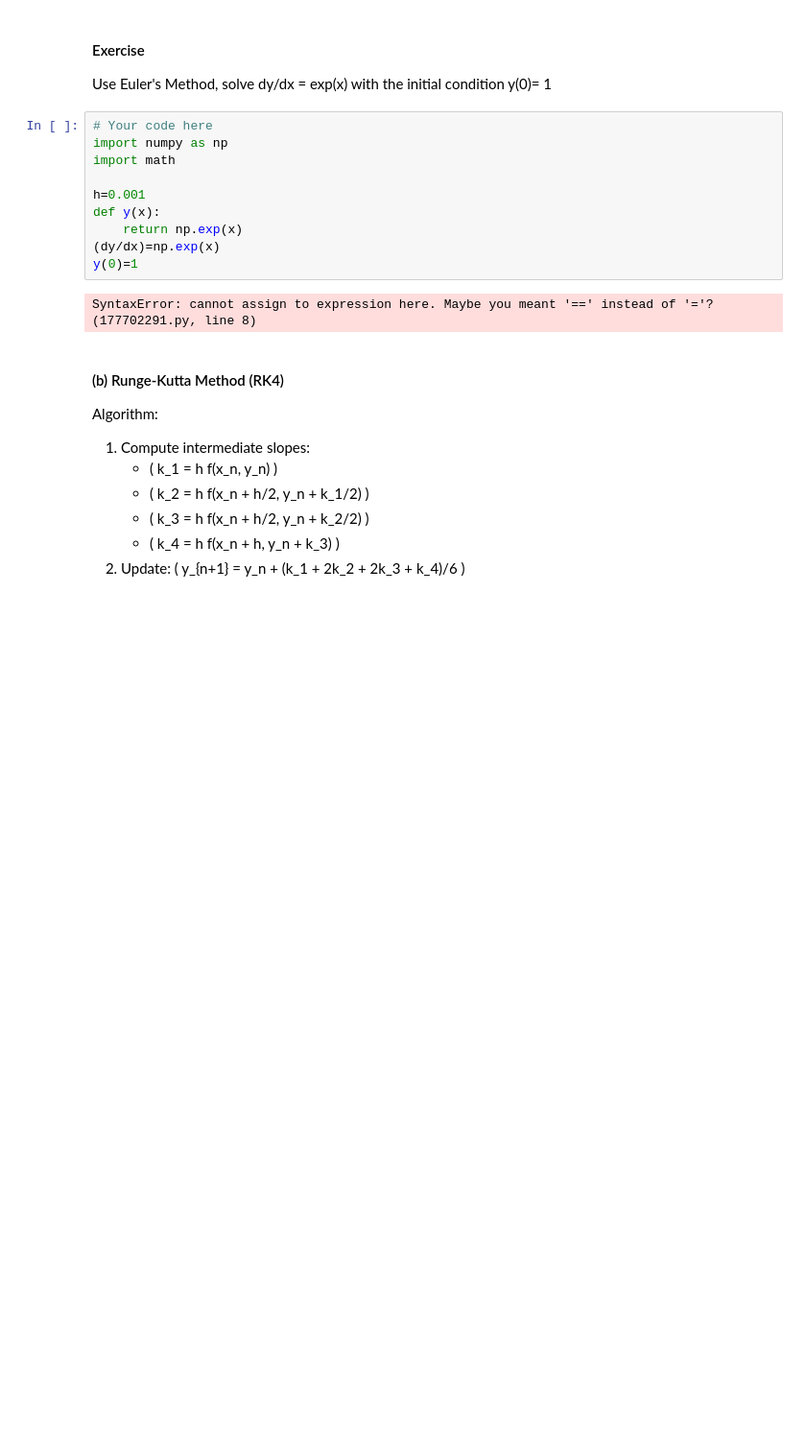
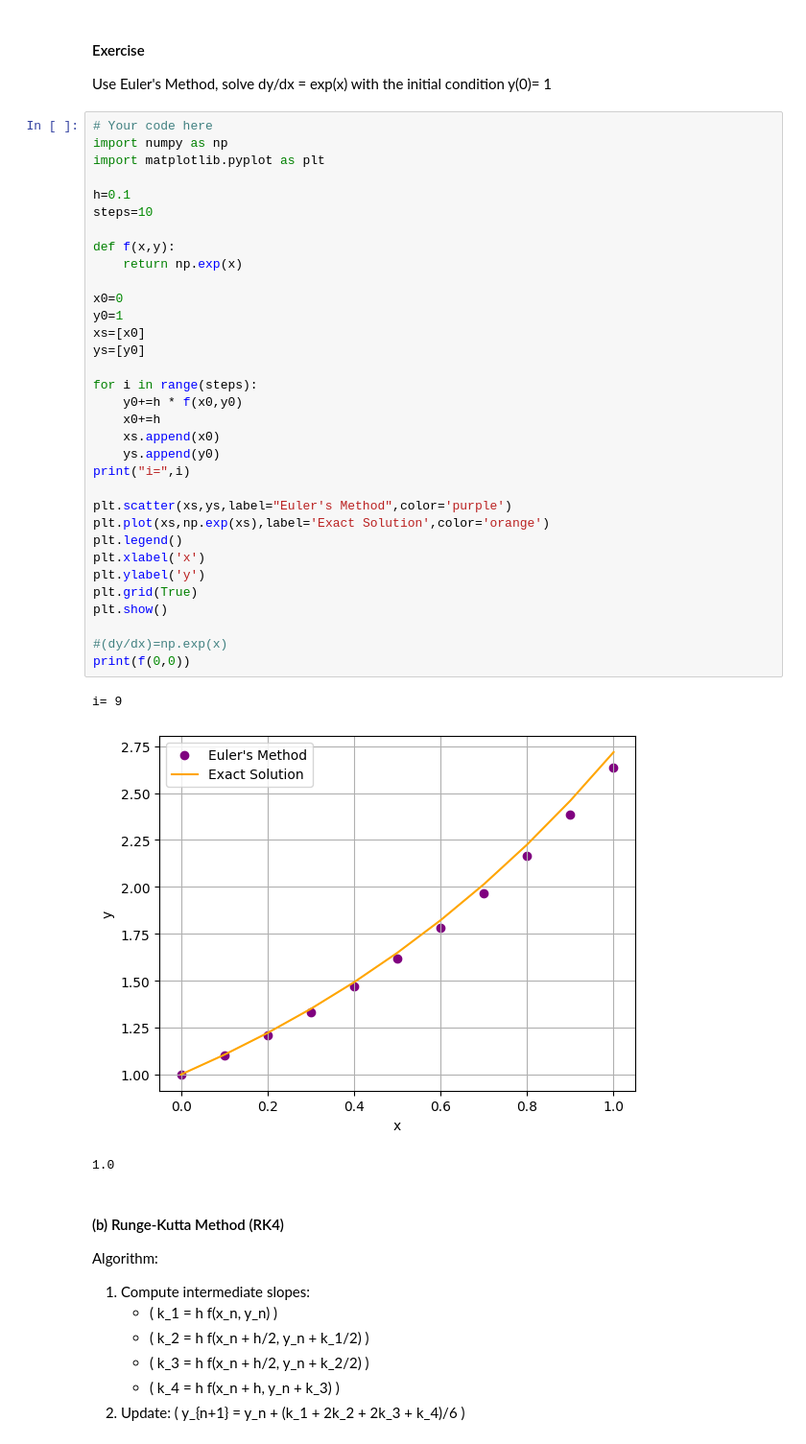
Before and after one commit to JakeC05/Engineering-Methods, a Jupyter notebook: Lecture 10_Interpolation_Differentiation.ipynb, the cells around one changed output. Shown: that part at 96% size. Saved outputs shown, nothing was run; the diff lists cells and outputs as text; blank space fills up the shorter version.

```diff
--- a/Lecture 10_Interpolation_Differentiation.ipynb
+++ b/Lecture 10_Interpolation_Differentiation.ipynb
@@ -163,15 +163,40 @@ Use Euler's Method, solve dy/dx = exp(x) with the initial condition y(0)= 1
 # %%
 # Your code here
 import numpy as np
-import math
+import matplotlib.pyplot as plt
 
-h=0.001
-def y(x):
+h=0.1
+steps=10
+
+def f(x,y):
     return np.exp(x)
-(dy/dx)=np.exp(x)
-y(0)=1
+
+x0=0
+y0=1
+xs=[x0]
+ys=[y0]
+
+for i in range(steps):
+    y0+=h * f(x0,y0)
+    x0+=h
+    xs.append(x0)
+    ys.append(y0)
+print("i=",i)
+
+plt.scatter(xs,ys,label="Euler's Method",color='purple')
+plt.plot(xs,np.exp(xs),label='Exact Solution',color='orange')
+plt.legend()
+plt.xlabel('x')
+plt.ylabel('y')
+plt.grid(True)
+plt.show()
+
+#(dy/dx)=np.exp(x)
+print(f(0,0))
 # %% [output]
-SyntaxError: cannot assign to expression here. Maybe you meant '==' instead of '='? (177702291.py, line 8)
+i= 9
+[figure, added]
+1.0
 # %% [markdown]
 
 #### (b) Runge-Kutta Method (RK4)
```
Also changed, not shown: parts of 1 cell of this notebook.
